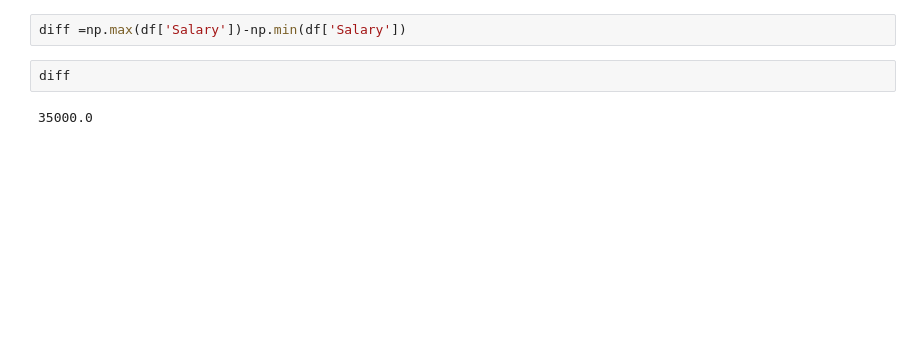
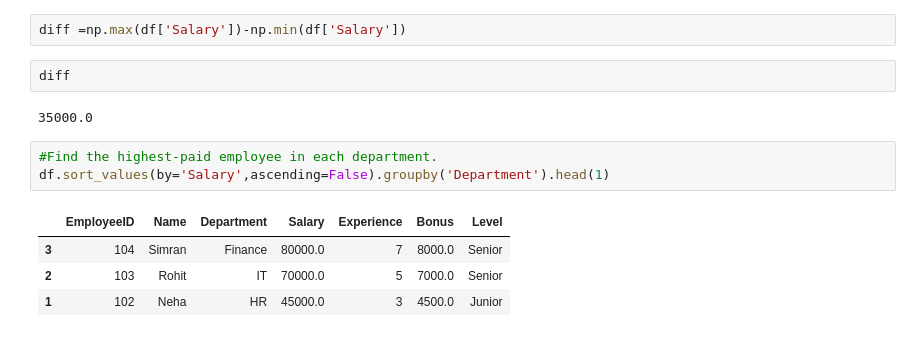
Before and after one commit to Nitik-sharma/Backend, a Jupyter notebook: Untitled2.ipynb, the cells around one changed output. Saved outputs shown, nothing was run; the diff lists cells and outputs as text; blank space fills up the shorter version.

```diff
--- a/Untitled2.ipynb
+++ b/Untitled2.ipynb
@@ -248,3 +233,11 @@ diff =np.max(df['Salary'])-np.min(df['Salary'])
 diff
 # %% [output]
 35000.0
+# %%
+#Find the highest-paid employee in each department.
+df.sort_values(by='Salary',ascending=False).groupby('Department').head(1)
+# %% [output]
+|  | EmployeeID | Name | Department | Salary | Experience | Bonus | Level |
+| 3 | 104 | Simran | Finance | 80000.0 | 7 | 8000.0 | Senior |
+| 2 | 103 | Rohit | IT | 70000.0 | 5 | 7000.0 | Senior |
+| 1 | 102 | Neha | HR | 45000.0 | 3 | 4500.0 | Junior |
```
Also changed, not shown: parts of 16 cells of this notebook.
